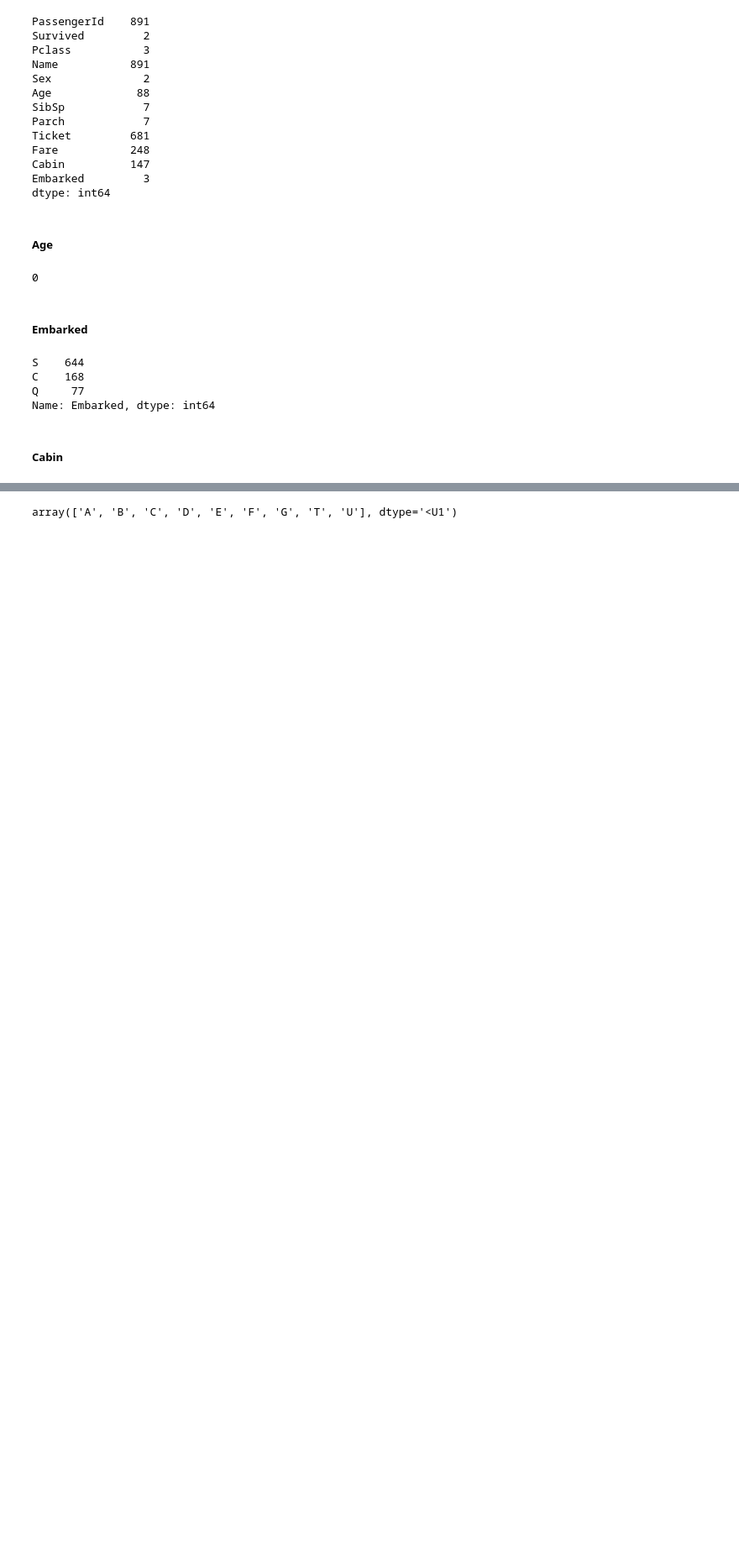
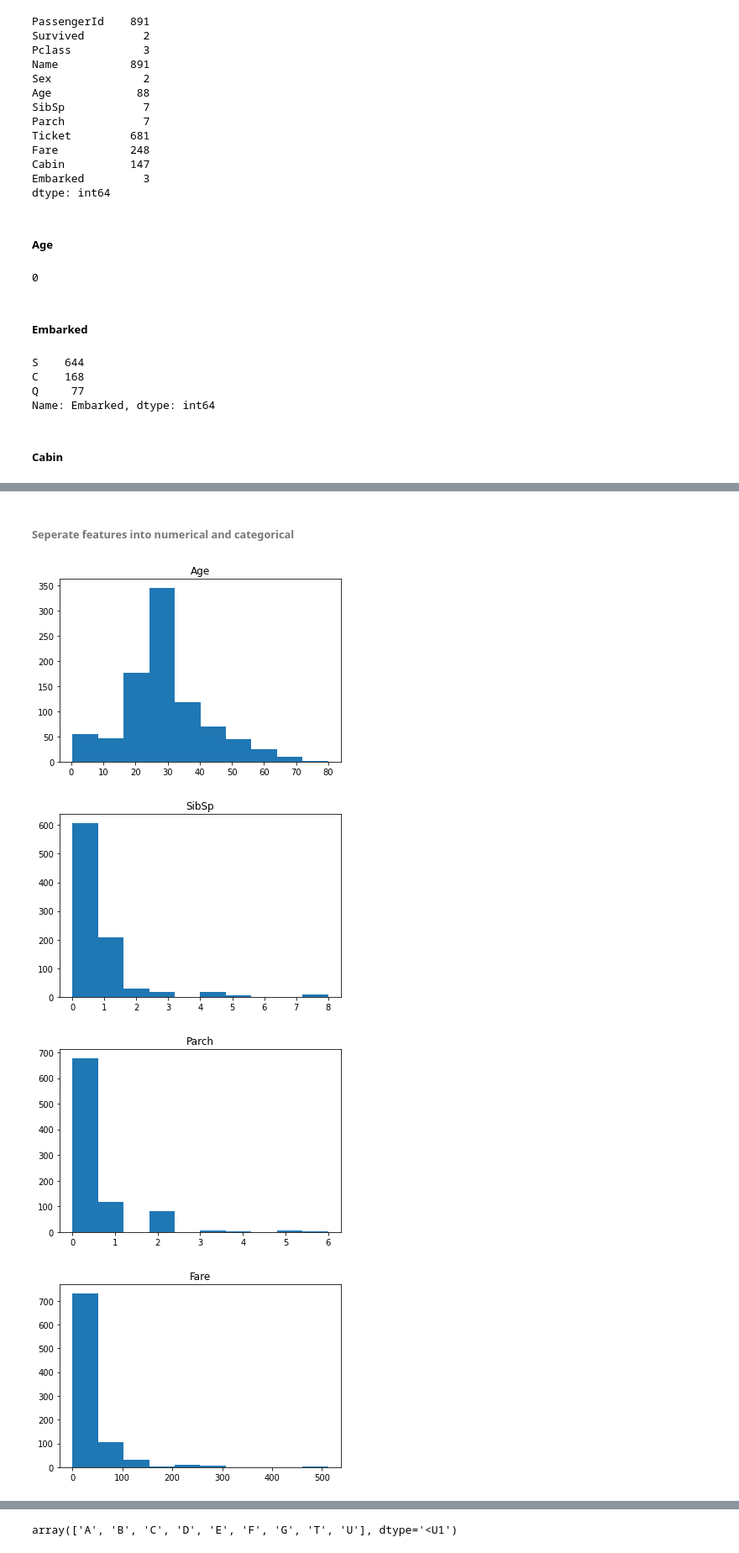
Before and after one commit to techakilan/python-datascience-training, a Jupyter notebook: PythonBasicDataAnalysis.ipynb, the cells around one changed output, grey strips where cells are left out. Shown: that part at 84% size. Drawn from its saved outputs; the diff is of its cells as text; code cells hidden in the pictures; blank space fills up the shorter version.

```diff
--- a/PythonBasicDataAnalysis.ipynb
+++ b/PythonBasicDataAnalysis.ipynb
@@ -150,0 +145,5 @@ dtype: float64
+# %% [markdown]
+###### Seperate features into numerical and categorical
+# %%
+train_df_num = train_df[['Age','SibSp','Parch','Fare']]
+train_df_cat = train_df[['Survived','Pclass','Sex','Ticket','Cabin','Embarked']]
@@ -150,0 +154,10 @@ dtype: float64
+# %%
+for i in train_df_num.columns:
+    plt.hist(train_df_num[i])
+    plt.title(i)
+    plt.show()
+# %% [output]
+[figure, added]
+[figure, added]
+[figure, added]
+[figure, added]
```
Also changed, not shown: parts of 11 cells of this notebook.
